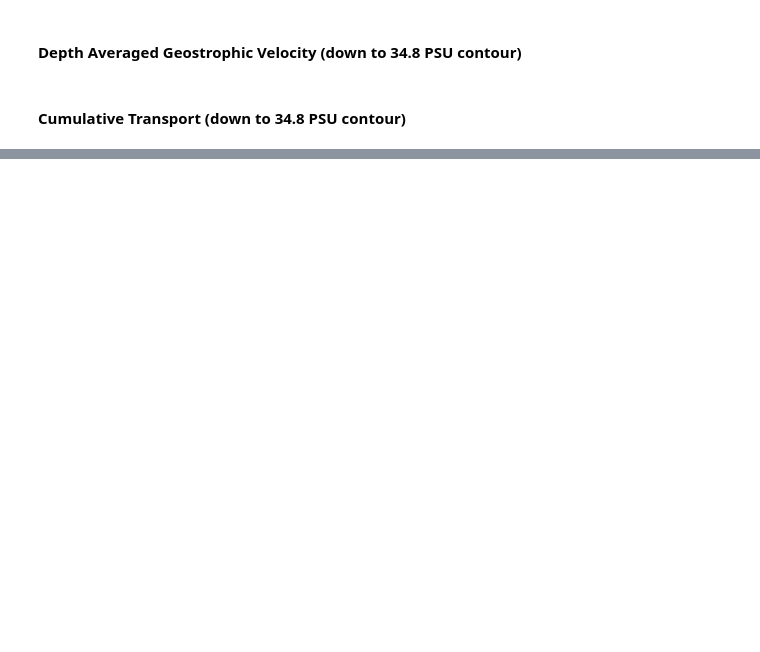
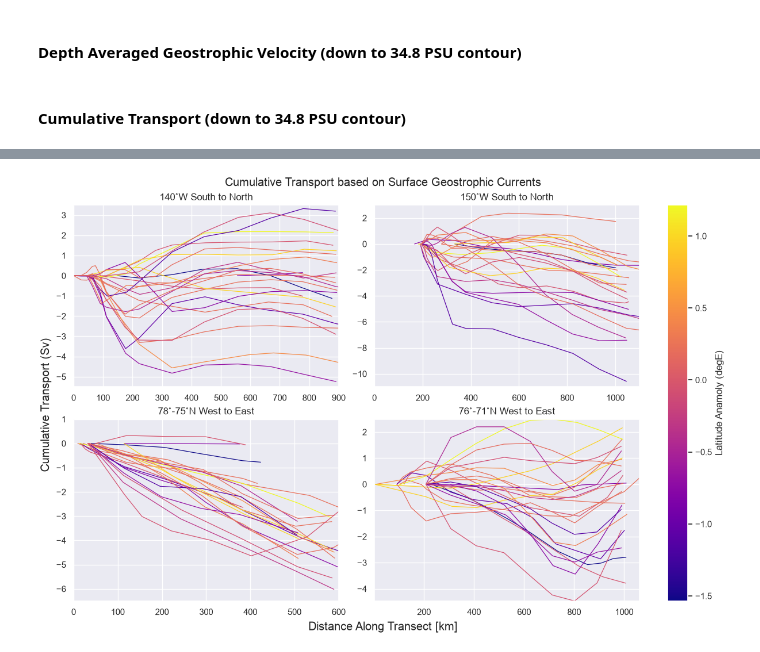
Before and after one commit to ben-sprague/3D-TEA-BAG, a Jupyter notebook: geo_vel.ipynb, the cells around one changed output, grey strips where cells are left out. Drawn from its saved outputs; the diff is of its cells as text; code cells hidden in the pictures; blank space fills up the shorter version.

```diff
--- a/geo_vel.ipynb
+++ b/geo_vel.ipynb
@@ -596,0 +814,67 @@ array([0.279566, 0.067836, 0.391917, 1.      ])
+# %%
+mega_figure = plt.figure(figsize = (12, 8), layout="constrained")
+axs = mega_figure.subplots(2,2)
+
+
+sns.set_theme()
+
+data_sets_dicts = [e_ns_cruise_transects, w_ns_cruise_transects, n_ew_cruise_transects, s_ew_cruise_transects]
+
+track_names = ['140˚W South to North', '150˚W South to North', '78˚-75˚N West to East','76˚-71˚N West to East']
+file_names = ['ns_e', 'ns_w', 'ew_n', 'ew_s']
+right_limits = [900, 1100, 600, 1100]
+top_limits = [3.5, 3, 1, 2.5]
+bottom_limits = [-5.5, -11, -6.5, -5]
+
+variable = 'cumulative_transport_surf_current'
+
+color_var = 'lon'
+years = np.array(list(data_sets_dicts[0]))
+lat_anamoly = max_DOT_ds[color_var]-max_DOT_ds[color_var].mean()
+lat_anamoly_flat = lat_anamoly[0,:]
+lat_anamoly_flat[12:] = lat_anamoly[1,12:]
+norm = Normalize(lat_anamoly_flat.min(), lat_anamoly_flat.max())
+colors = plt.cm.plasma(norm(lat_anamoly_flat))
+
+
+
+for i, transect_dict in enumerate(data_sets_dicts):
+    track_name = track_names[i]
+    index = np.unravel_index(i, (2,2))
+
+    for j, key in enumerate(transect_dict):
+        transect = transect_dict[key]
+
+
+        mega_figure, axs[index] = twoDPlotter.plot_variable(
+            transect=transect,
+            x = 'distance',
+            y = variable,
+            fig = mega_figure,
+            ax = axs[index],
+            title = str(track_name),
+            bounds = {'top': top_limits[i], 'bottom': bottom_limits[i], 'left': 0, 'right': right_limits[i]},
+            color=colors[j],
+            marker=None,
+            linewidth=0.9,
+            xlabel=False,
+            ylabel=False,
+            legend=False,
+        )
+    plt.autoscale(enable=True, axis='x', tight=True)
+    plt.autoscale(enable=True, axis='y', tight=True)
+sm = plt.cm.ScalarMappable(cmap='plasma', norm=norm)
+sm.set_array([])
+cbar = mega_figure.colorbar(sm, ax=axs)
+cbar.set_label(f'{color_var} Anamoly (degE)')
+
+
+mega_figure.suptitle(f"Cumulative Transport based on Surface Geostrophic Currents")
+mega_figure.supxlabel("Distance Along Transect [km]")
+mega_figure.supylabel("Cumulative Transport (Sv)")
+file_name = f"year_by_year_{variable}.png"
+plt.show()
+
+# # plt.savefig(f"/Users/ben/Desktop/3D-TEA-BAG/plots/{file_name}")
+# %% [output]
+[figure, added]
```
Also changed, not shown: parts of 13 cells of this notebook.
